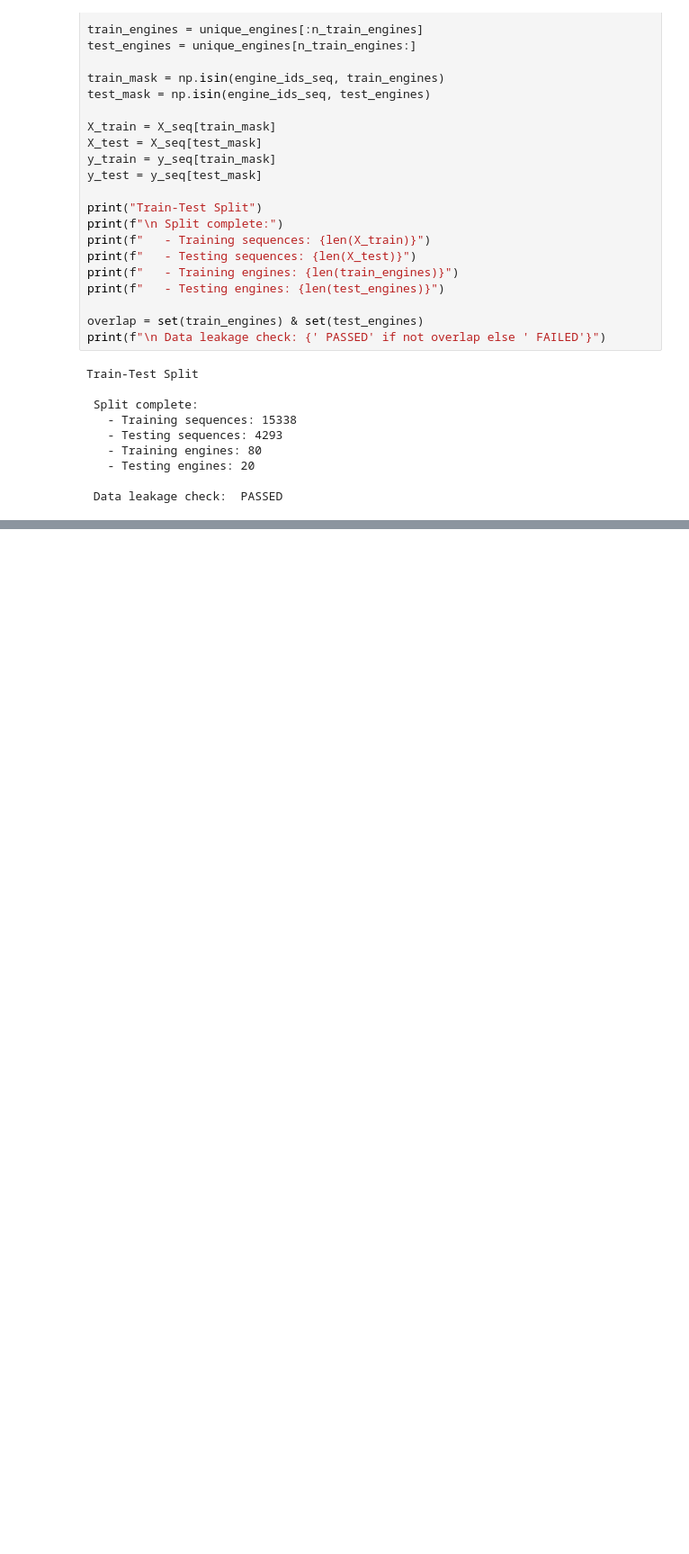
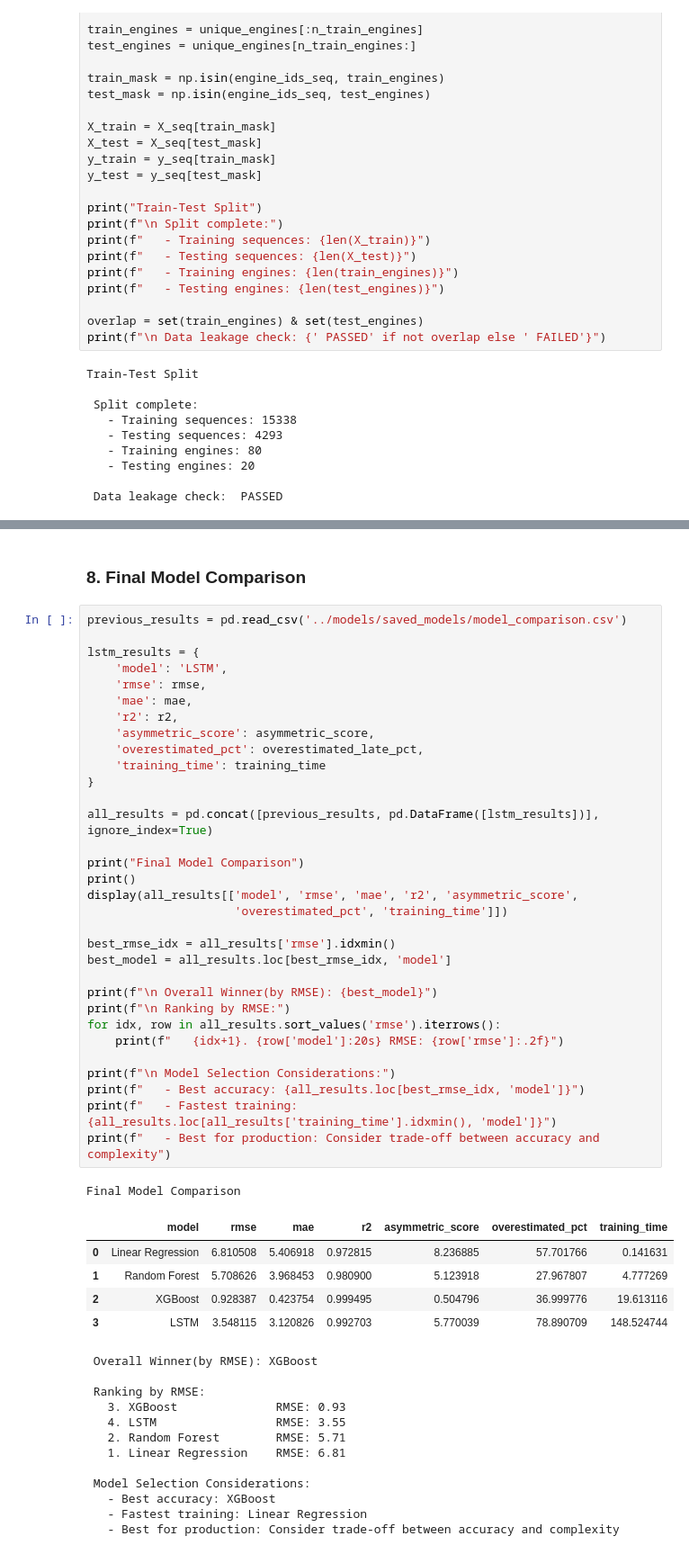
Before and after one commit to kumaraadya/Predictive-Maintenance-for-Industrial-Equipment, a Jupyter notebook: notebooks/04_lstm_and_evaluation.ipynb, the cells around one changed output, grey strips where cells are left out. Shown at 90% size. Saved outputs shown, nothing was run; the diff lists cells and outputs as text; blank space fills up the shorter version.

```diff
--- a/notebooks/04_lstm_and_evaluation.ipynb
+++ b/notebooks/04_lstm_and_evaluation.ipynb
@@ -161,0 +571,53 @@ Train-Test Split
+# %% [markdown]
+### 8. Final Model Comparison
+# %%
+previous_results = pd.read_csv('../models/saved_models/model_comparison.csv')
+
+lstm_results = {
+    'model': 'LSTM',
+    'rmse': rmse,
+    'mae': mae,
+    'r2': r2,
+    'asymmetric_score': asymmetric_score,
+    'overestimated_pct': overestimated_late_pct,
+    'training_time': training_time
+}
+
+all_results = pd.concat([previous_results, pd.DataFrame([lstm_results])], ignore_index=True)
+
+print("Final Model Comparison")
+print()
+display(all_results[['model', 'rmse', 'mae', 'r2', 'asymmetric_score',
+                     'overestimated_pct', 'training_time']])
+
+best_rmse_idx = all_results['rmse'].idxmin()
+best_model = all_results.loc[best_rmse_idx, 'model']
+
+print(f"\n Overall Winner(by RMSE): {best_model}")
+print(f"\n Ranking by RMSE:")
+for idx, row in all_results.sort_values('rmse').iterrows():
+    print(f"   {idx+1}. {row['model']:20s} RMSE: {row['rmse']:.2f}")
+
+print(f"\n Model Selection Considerations:")
+print(f"   - Best accuracy: {all_results.loc[best_rmse_idx, 'model']}")
+print(f"   - Fastest training: {all_results.loc[all_results['training_time'].idxmin(), 'model']}")
+print(f"   - Best for production: Consider trade-off between accuracy and complexity")
+# %% [output]
+Final Model Comparison
+|  | model | rmse | mae | r2 | asymmetric_score | overestimated_pct | training_time |
+| 0 | Linear Regression | 6.810508 | 5.406918 | 0.972815 | 8.236885 | 57.701766 | 0.141631 |
+| 1 | Random Forest | 5.708626 | 3.968453 | 0.980900 | 5.123918 | 27.967807 | 4.777269 |
+| 2 | XGBoost | 0.928387 | 0.423754 | 0.999495 | 0.504796 | 36.999776 | 19.613116 |
+| 3 | LSTM | 3.548115 | 3.120826 | 0.992703 | 5.770039 | 78.890709 | 148.524744 |
+ Overall Winner(by RMSE): XGBoost
+
+ Ranking by RMSE:
+   3. XGBoost              RMSE: 0.93
+   4. LSTM                 RMSE: 3.55
+   2. Random Forest        RMSE: 5.71
+   1. Linear Regression    RMSE: 6.81
+
+ Model Selection Considerations:
+   - Best accuracy: XGBoost
+   - Fastest training: Linear Regression
+   - Best for production: Consider trade-off between accuracy and complexity
```
Also changed, not shown: parts of 16 cells of this notebook.
